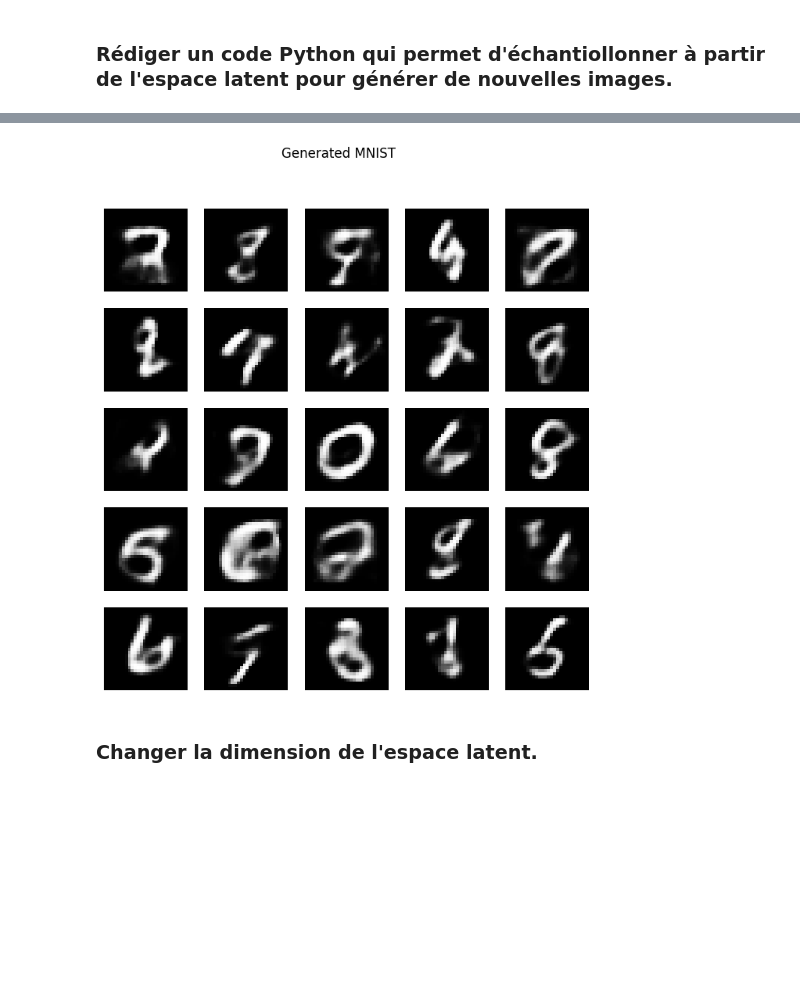
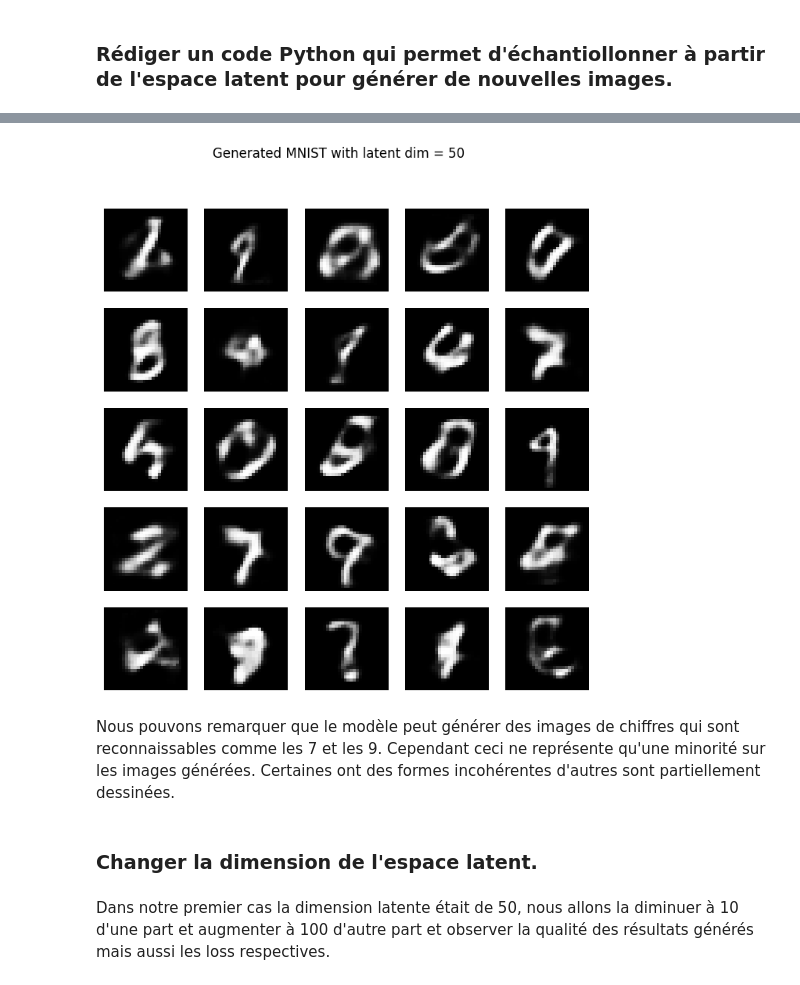
Before and after one commit to Bast-94/ASL-PW, a Jupyter notebook: TP_VAE.ipynb, the cells around one changed output, grey strips where cells are left out. Cells and saved outputs as stored; diff of their text form; code cells hidden in the pictures; blank space fills up the shorter version.

Commit message:
ADD(vae): Trials with 10 and 100 for latent dimension.

```diff
--- a/TP_VAE.ipynb
+++ b/TP_VAE.ipynb
@@ -112,0 +93,5 @@ VAE(
+# %%
+device = torch.device("cuda" if torch.cuda.is_available() else "cpu")
+vae = VAE().to(device)
+optimizer = torch.optim.Adam(vae.parameters(), lr=1e-3)
+train_vae(vae,optimizer,train_loader=train_loader)
@@ -113,28 +109,32 @@ VAE(
 # %%
-def sample_from_latent_space(vae: VAE):
-  noised = torch.randn(1,400)
-  mu, logvar = vae.fc21(noised), vae.fc22(noised)
-  z = torch.randn(50)
+def sample_from_latent_space(vae: VAE, z=None):
+  if(z is None):
+    z = torch.randn(vae.latent_dim)
   return vae.decode(z).view(28,28)
 # %%
 import torchvision.transforms as T
 from PIL import Image
 import matplotlib.pyplot as plt
 
-transform = T.ToPILImage()
-col,row = 5,5
-full_size = col*row
-fig = plt.figure(figsize=(8,8))
-fig.suptitle("Generated MNIST")
-for i in range(full_size):
-  ax = fig.add_subplot(row,col,i+1)
-  tensor_img = sample_from_latent_space(vae)
-  img = transform(tensor_img)
-  ax.set_axis_off()
-  ax.imshow(img,cmap='gray')
+def generate_mnist(vae:VAE, file_name:str='generated_img.png'):
+  transform = T.ToPILImage()
+  col,row = 5,5
+  full_size = col*row
+  fig = plt.figure(figsize=(8,8))
+  fig.suptitle(f"Generated MNIST with latent dim = {vae.latent_dim}")
+  for i in range(full_size):
+    ax = fig.add_subplot(row,col,i+1)
+    tensor_img = sample_from_latent_space(vae)
+    img = transform(tensor_img)
+    ax.set_axis_off()
+    ax.imshow(img,cmap='gray')
+  fig.savefig(file_name)
+  plt.show()
 
-fig.savefig('generated_img.png')
+generate_mnist(vae)
 # %% [output]
-[figure, old version]
+[figure, new version]
+# %% [markdown]
+Nous pouvons remarquer que le modèle peut générer des images de chiffres qui sont reconnaissables comme les 7 et les 9. Cependant ceci ne représente qu'une minorité sur les images générées. Certaines ont des formes incohérentes d'autres sont partiellement dessinées.
 # %% [markdown]
 ### Changer la dimension de l'espace latent.
@@ -142,0 +141,2 @@ alternate_vae = VAE
+# %% [markdown]
+Dans notre premier cas la dimension latente était de 50, nous allons la diminuer à  10 d'une part et augmenter à 100 d'autre part et observer la qualité des résultats générés mais aussi les loss respectives.
```
Also changed, not shown: parts of 11 cells of this notebook.
